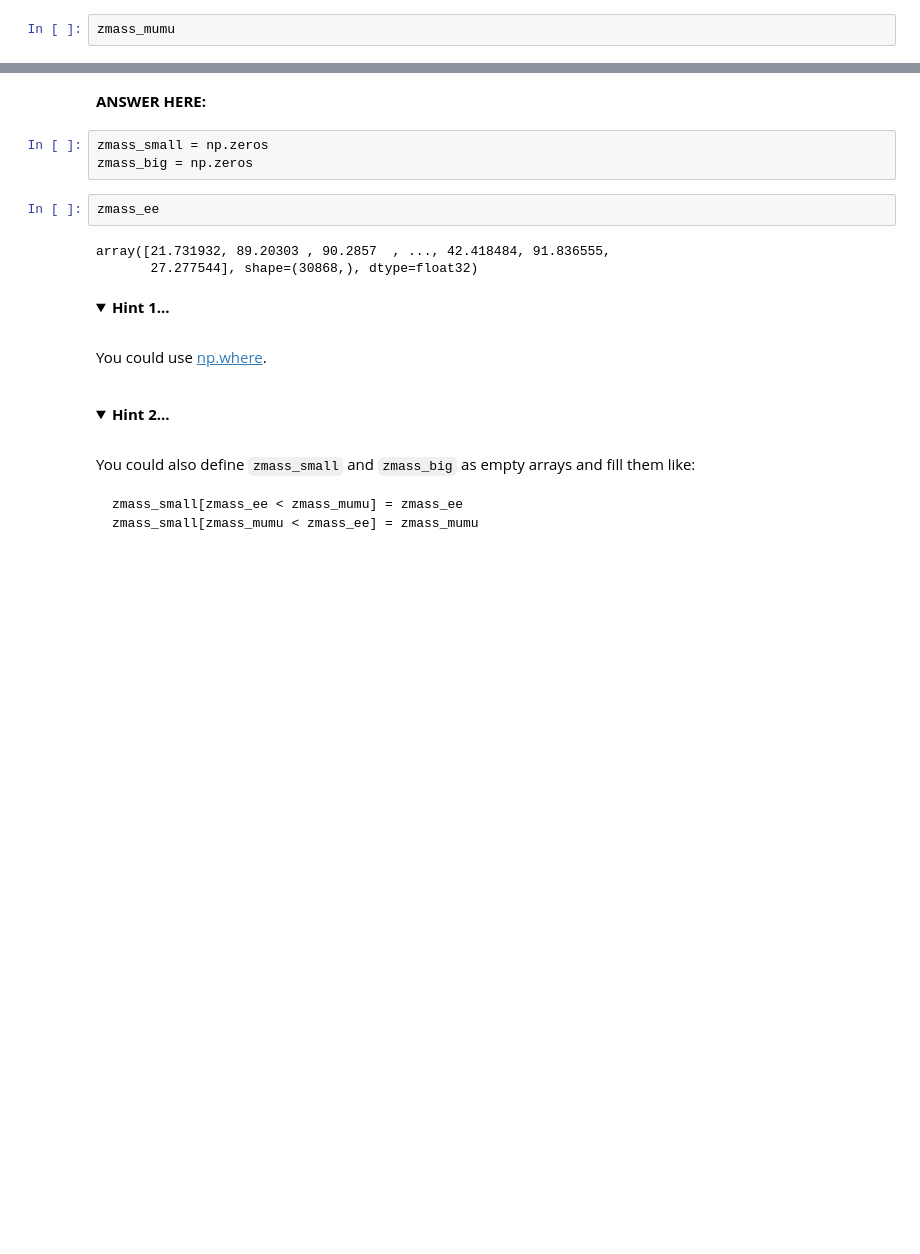
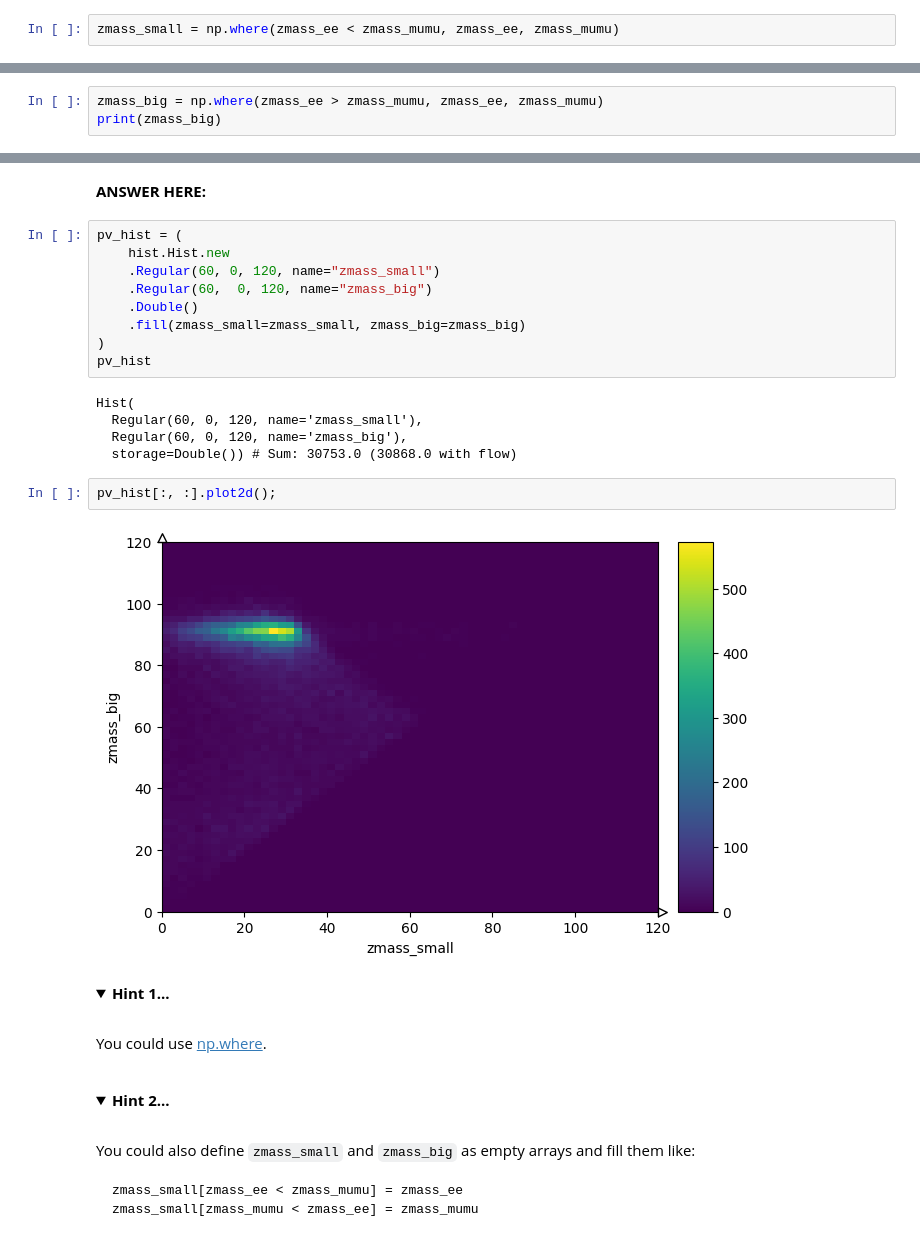
Before and after one commit to vikasrajG/2025-06-15-hsf-india-tutorial-bangalore, a Jupyter notebook: lesson-2-arrays/project-2-higgs.ipynb, the cells around one changed output, grey strips where cells are left out. Saved outputs shown, nothing was run; the diff lists cells and outputs as text; folded sections open; blank space fills up the shorter version.

```diff
--- a/lesson-2-arrays/project-2-higgs.ipynb
+++ b/lesson-2-arrays/project-2-higgs.ipynb
@@ -637,2 +640,2 @@ array([21.731932, 89.20303 , 90.2857  , ..., 42.418484, 91.836555,
 # %%
-zmass_mumu
+zmass_small = np.where(zmass_ee < zmass_mumu, zmass_ee, zmass_mumu)
@@ -641,0 +646,3 @@ array([ 4.5936437, 27.516134 , 22.878895 , ..., 75.887764 ,  0.7616286,
+# %%
+zmass_big = np.where(zmass_ee > zmass_mumu, zmass_ee, zmass_mumu)
+print(zmass_big)
@@ -655,12 +665,22 @@ It should look like this (60 bins×60 bins):
 **ANSWER HERE:**
-# %%
-zmass_small = np.zeros
-zmass_big = np.zeros
 # %%
-zmass_ee
+pv_hist = (
+    hist.Hist.new
+    .Regular(60, 0, 120, name="zmass_small")
+    .Regular(60,  0, 120, name="zmass_big")
+    .Double()
+    .fill(zmass_small=zmass_small, zmass_big=zmass_big)
+)
+pv_hist
 # %% [output]
-array([21.731932, 89.20303 , 90.2857  , ..., 42.418484, 91.836555,
-       27.277544], shape=(30868,), dtype=float32)
+Hist(
+  Regular(60, 0, 120, name='zmass_small'),
+  Regular(60, 0, 120, name='zmass_big'),
+  storage=Double()) # Sum: 30753.0 (30868.0 with flow)
+# %%
+pv_hist[:, :].plot2d();
+# %% [output]
+[figure, added]
 # %% [markdown]
 <details>
     <summary><b>Hint 1...</b></summary>
```
Also changed, not shown: parts of 19 cells of this notebook, 3 other files.
